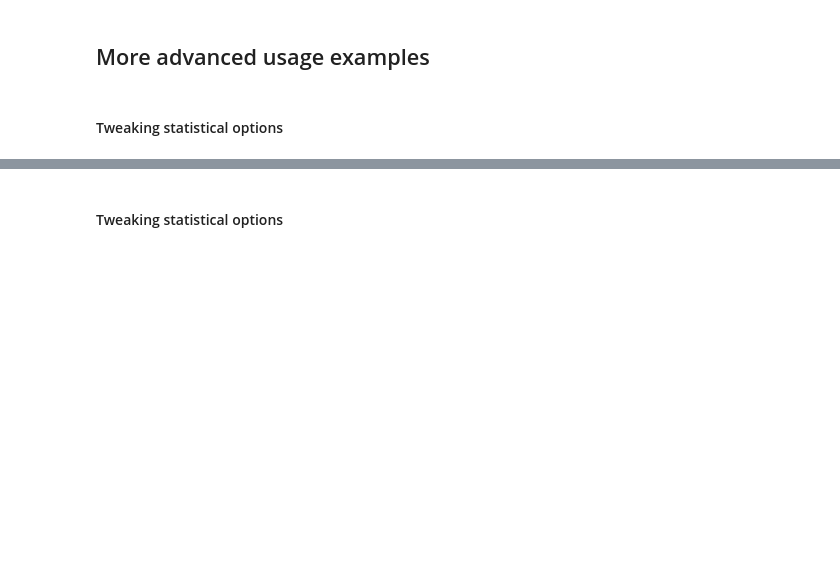
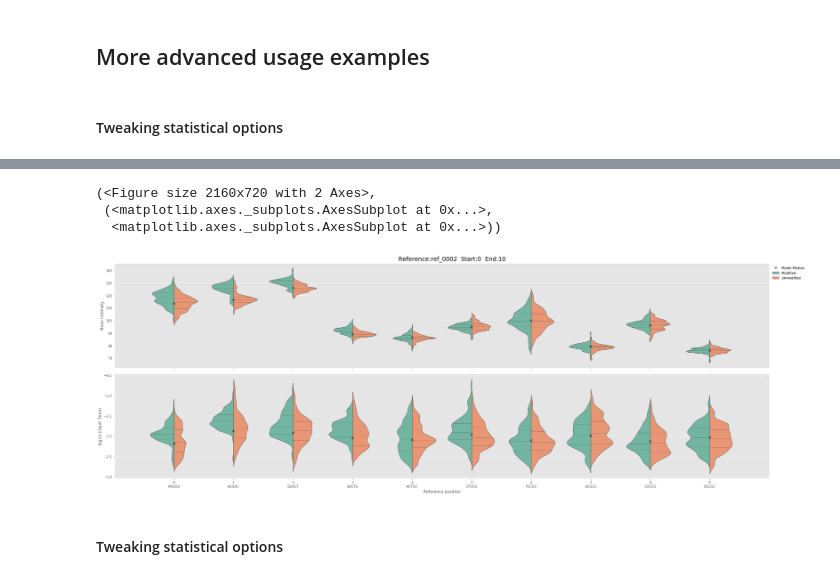
Before and after one commit to tleonardi/nanocompore, a Jupyter notebook: docs/demo/SampComp_demo.ipynb, the cells around one changed output, grey strips where cells are left out. Saved outputs shown, nothing was run; the diff lists cells and outputs as text; code cells hidden in the pictures; blank space fills up the shorter version.

```diff
--- a/docs/demo/SampComp_demo.ipynb
+++ b/docs/demo/SampComp_demo.ipynb
@@ -70,3 +169,10 @@ db = s ()
+# %%
+db.plot_signal("ref_0002", 0, 10)
+# %% [output]
+(<Figure size 2160x720 with 2 Axes>,
+ (<matplotlib.axes._subplots.AxesSubplot at 0x...>,
+  <matplotlib.axes._subplots.AxesSubplot at 0x...>))
+[figure, added]
 # %% [markdown]
 #### Tweaking statistical options
 # %%
```
Also changed, not shown: parts of 13 cells of this notebook, 12 other files.
